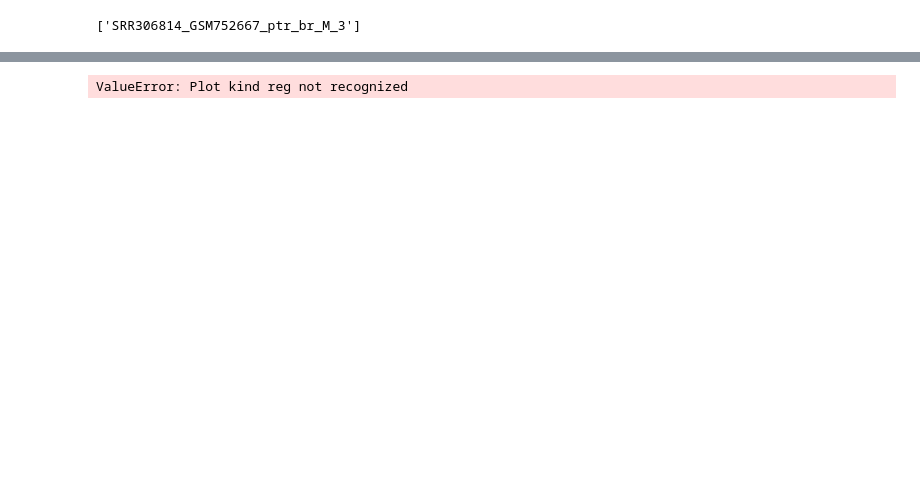
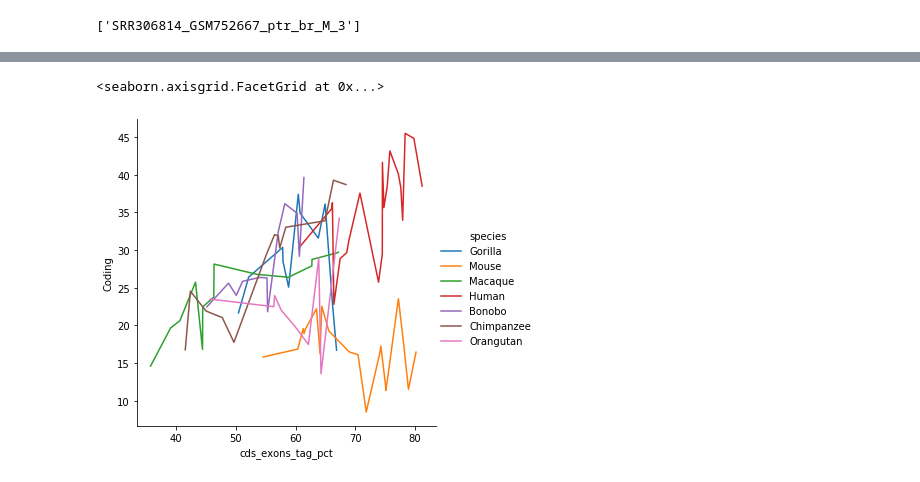
Before and after one commit to czbiohub/kh-analysis, a Jupyter notebook: notebooks/405_compare_extract_coding_to_rseq.ipynb, the cells around one changed output, grey strips where cells are left out. Saved outputs shown, nothing was run; the diff lists cells and outputs as text; code cells hidden in the pictures; blank space fills up the shorter version.

```diff
--- a/notebooks/405_compare_extract_coding_to_rseq.ipynb
+++ b/notebooks/405_compare_extract_coding_to_rseq.ipynb
@@ -242,4 +245,5 @@ sns.relplot(x='cds_exons_tag_pct', y='Coding', data=kmermaid_with_cds, hue='spec
 # %%
-sns.relplot(x='cds_exons_tag_pct', y='Coding', data=kmermaid_with_cds, hue='species', kind='reg')
+sns.relplot(x='cds_exons_tag_pct', y='Coding', data=kmermaid_with_cds, hue='species', kind='line')
 # %% [output]
-ValueError: Plot kind reg not recognized
+<seaborn.axisgrid.FacetGrid at 0x...>
+[figure, added]
```
Also changed, not shown: parts of 15 cells of this notebook.
